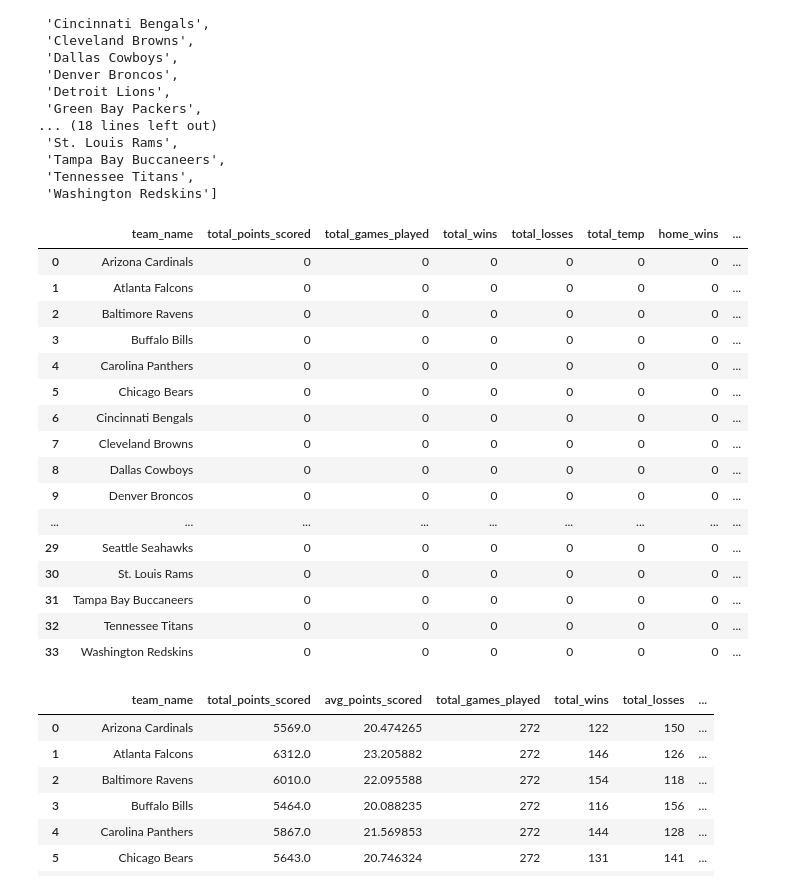
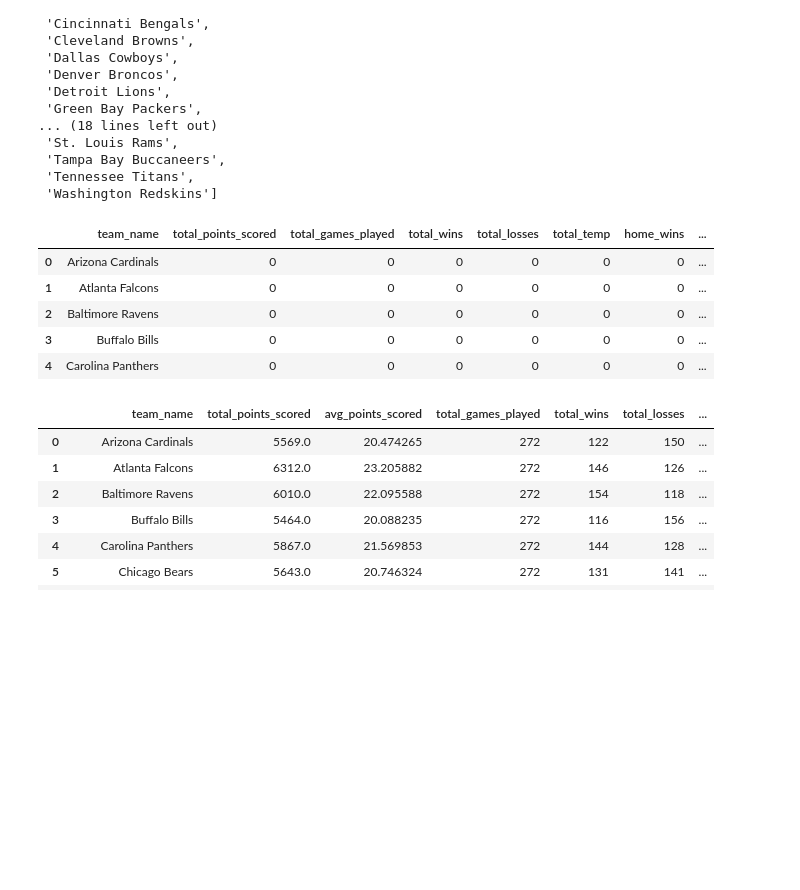
Before and after one commit to potterc22/Project1_TeamB, a Jupyter notebook: startercode.ipynb, the cells around one changed output. Drawn from its saved outputs; the diff is of its cells as text; code cells hidden in the pictures; blank space fills up the shorter version.

```diff
--- a/startercode.ipynb
+++ b/startercode.ipynb
@@ -279,32 +267,21 @@ teams
 # %%
 team_stats = pd.DataFrame(teams)
 team_stats = team_stats.rename(columns={0: 'team_name'})
 team_stats['total_points_scored'] = 0
 team_stats['total_games_played'] = 0
 team_stats['total_wins'] = 0
 team_stats['total_losses'] = 0
 team_stats['total_temp'] = 0
 team_stats['home_wins'] = 0
 team_stats['home_games'] = 0
-team_stats
+team_stats.head()
 # %% [output]
 |  | team_name | total_points_scored | total_games_played | total_wins | total_losses | total_temp | home_wins | ... |
 | 0 | Arizona Cardinals | 0 | 0 | 0 | 0 | 0 | 0 | ... |
 | 1 | Atlanta Falcons | 0 | 0 | 0 | 0 | 0 | 0 | ... |
 | 2 | Baltimore Ravens | 0 | 0 | 0 | 0 | 0 | 0 | ... |
 | 3 | Buffalo Bills | 0 | 0 | 0 | 0 | 0 | 0 | ... |
 | 4 | Carolina Panthers | 0 | 0 | 0 | 0 | 0 | 0 | ... |
-| 5 | Chicago Bears | 0 | 0 | 0 | 0 | 0 | 0 | ... |
-| 6 | Cincinnati Bengals | 0 | 0 | 0 | 0 | 0 | 0 | ... |
-| 7 | Cleveland Browns | 0 | 0 | 0 | 0 | 0 | 0 | ... |
-| 8 | Dallas Cowboys | 0 | 0 | 0 | 0 | 0 | 0 | ... |
-| 9 | Denver Broncos | 0 | 0 | 0 | 0 | 0 | 0 | ... |
-| ... | ... | ... | ... | ... | ... | ... | ... | ... |
-| 29 | Seattle Seahawks | 0 | 0 | 0 | 0 | 0 | 0 | ... |
-| 30 | St. Louis Rams | 0 | 0 | 0 | 0 | 0 | 0 | ... |
-| 31 | Tampa Bay Buccaneers | 0 | 0 | 0 | 0 | 0 | 0 | ... |
-| 32 | Tennessee Titans | 0 | 0 | 0 | 0 | 0 | 0 | ... |
-| 33 | Washington Redskins | 0 | 0 | 0 | 0 | 0 | 0 | ... |
 # %%
 # Use count to index through our teams
 count = 0
```
Also changed, not shown: parts of 5 cells of this notebook.
